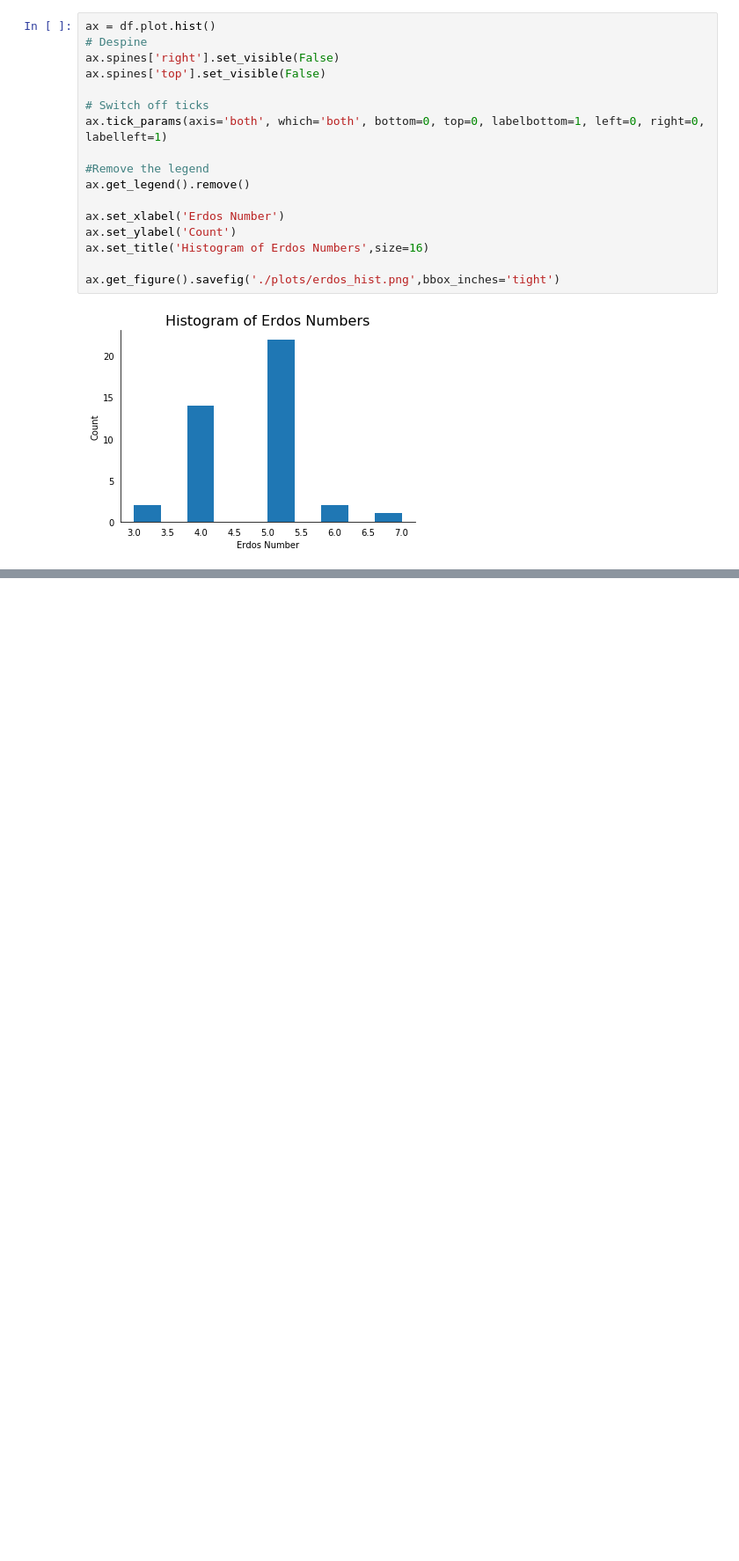
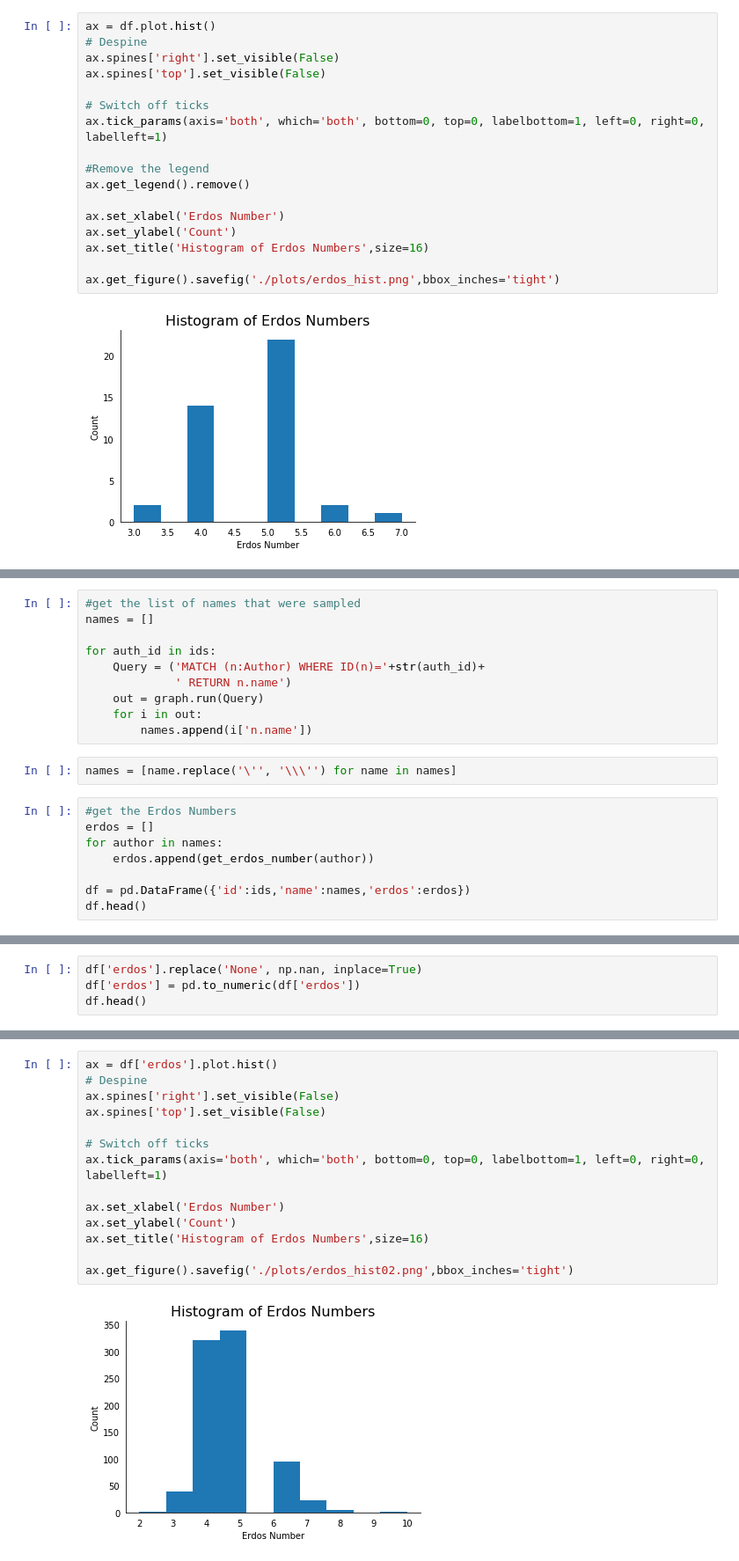
Before and after one commit to mfer0010/Data-Science-Assignment, a Jupyter notebook: 201819_CPS3235_FERRIGGI_MARC_286397M_assignment_code/task1/02 - Queries.ipynb, the cells around one changed output, grey strips where cells are left out. Shown at 88% size. Saved outputs shown, nothing was run; the diff lists cells and outputs as text; blank space fills up the shorter version.

```diff
--- a/201819_CPS3235_FERRIGGI_MARC_286397M_assignment_code/task1/02 - Queries.ipynb
+++ b/201819_CPS3235_FERRIGGI_MARC_286397M_assignment_code/task1/02 - Queries.ipynb
@@ -227,0 +244,20 @@ ax.get_figure().savefig('./plots/erdos_hist.png',bbox_inches='tight')
+# %%
+#get the list of names that were sampled
+names = []
+
+for auth_id in ids:
+    Query = ('MATCH (n:Author) WHERE ID(n)='+str(auth_id)+
+             ' RETURN n.name')
+    out = graph.run(Query)
+    for i in out:
+        names.append(i['n.name'])
+# %%
+names = [name.replace('\'', '\\\'') for name in names]
+# %%
+#get the Erdos Numbers
+erdos = []
+for author in names:
+    erdos.append(get_erdos_number(author))
+
+df = pd.DataFrame({'id':ids,'name':names,'erdos':erdos})
+df.head()
@@ -227,0 +271,4 @@ ax.get_figure().savefig('./plots/erdos_hist.png',bbox_inches='tight')
+# %%
+df['erdos'].replace('None', np.nan, inplace=True)
+df['erdos'] = pd.to_numeric(df['erdos'])
+df.head()
@@ -227,0 +282,16 @@ ax.get_figure().savefig('./plots/erdos_hist.png',bbox_inches='tight')
+# %%
+ax = df['erdos'].plot.hist()
+# Despine
+ax.spines['right'].set_visible(False)
+ax.spines['top'].set_visible(False)
+
+# Switch off ticks
+ax.tick_params(axis='both', which='both', bottom=0, top=0, labelbottom=1, left=0, right=0, labelleft=1)
+
+ax.set_xlabel('Erdos Number')
+ax.set_ylabel('Count')
+ax.set_title('Histogram of Erdos Numbers',size=16)
+
+ax.get_figure().savefig('./plots/erdos_hist02.png',bbox_inches='tight')
+# %% [output]
+[figure, added]
```
Also changed, not shown: parts of 8 cells of this notebook, 7 other files.
